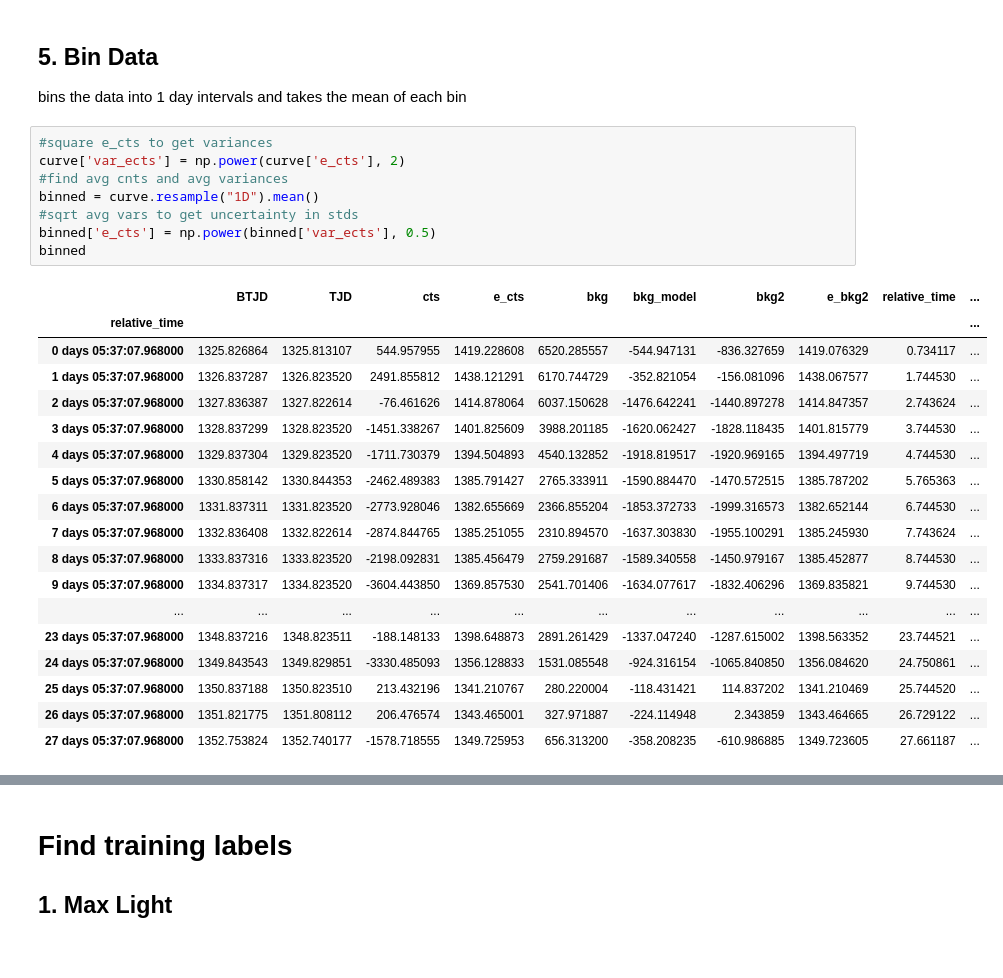
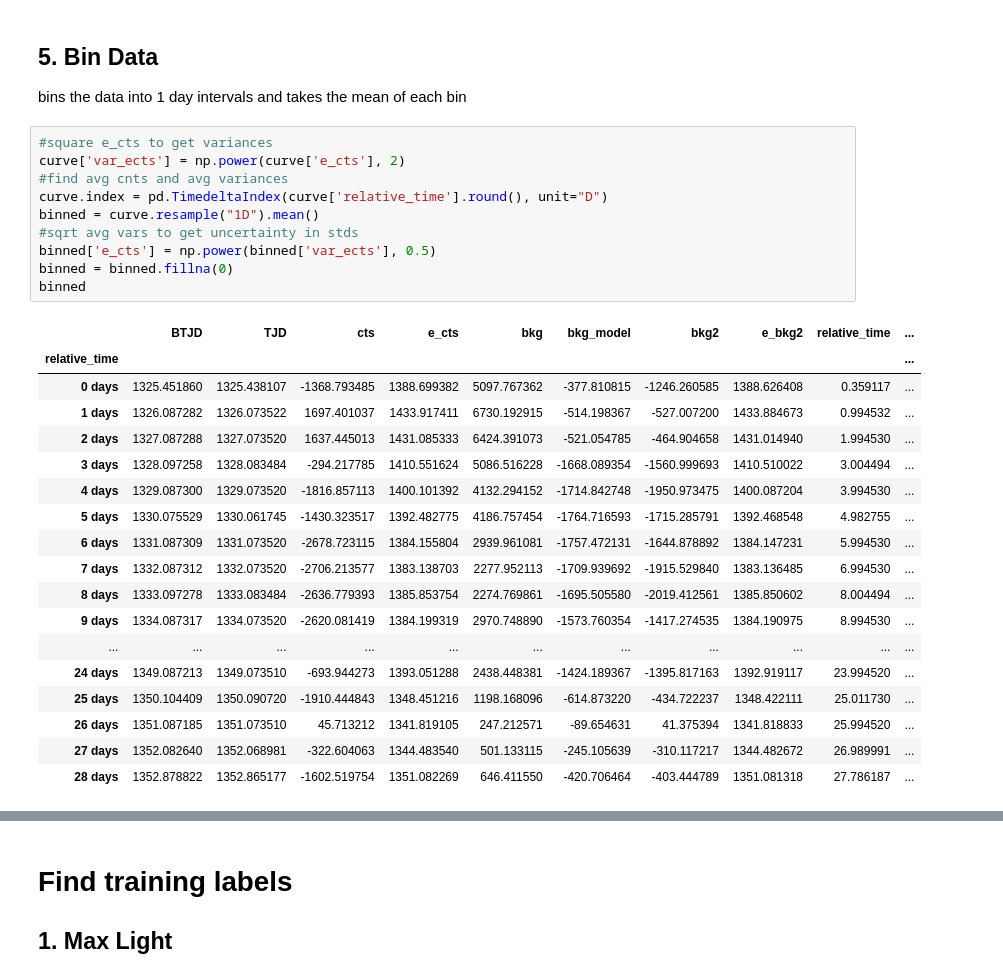
Before and after one commit to halihuang/TESSEpochTime, a Jupyter notebook: preprocessing.ipynb, the cells around one changed output, grey strips where cells are left out. Saved outputs shown, nothing was run; the diff lists cells and outputs as text.

```diff
--- a/preprocessing.ipynb
+++ b/preprocessing.ipynb
@@ -123,30 +126,32 @@ bins the data into 1 day intervals and takes the mean of each bin
 # %%
 #square e_cts to get variances
 curve['var_ects'] = np.power(curve['e_cts'], 2)
 #find avg cnts and avg variances
+curve.index = pd.TimedeltaIndex(curve['relative_time'].round(), unit="D")
 binned = curve.resample("1D").mean()
 #sqrt avg vars to get uncertainty in stds
 binned['e_cts'] = np.power(binned['var_ects'], 0.5)
+binned = binned.fillna(0)
 binned
 # %% [output]
 |  | BTJD | TJD | cts | e_cts | bkg | bkg_model | bkg2 | e_bkg2 | relative_time | ... |
 | relative_time |  |  |  |  |  |  |  |  |  | ... |
-| 0 days 05:37:07.968000 | 1325.826864 | 1325.813107 | 544.957955 | 1419.228608 | 6520.285557 | -544.947131 | -836.327659 | 1419.076329 | 0.734117 | ... |
-| 1 days 05:37:07.968000 | 1326.837287 | 1326.823520 | 2491.855812 | 1438.121291 | 6170.744729 | -352.821054 | -156.081096 | 1438.067577 | 1.744530 | ... |
-| 2 days 05:37:07.968000 | 1327.836387 | 1327.822614 | -76.461626 | 1414.878064 | 6037.150628 | -1476.642241 | -1440.897278 | 1414.847357 | 2.743624 | ... |
-| 3 days 05:37:07.968000 | 1328.837299 | 1328.823520 | -1451.338267 | 1401.825609 | 3988.201185 | -1620.062427 | -1828.118435 | 1401.815779 | 3.744530 | ... |
-| 4 days 05:37:07.968000 | 1329.837304 | 1329.823520 | -1711.730379 | 1394.504893 | 4540.132852 | -1918.819517 | -1920.969165 | 1394.497719 | 4.744530 | ... |
-| 5 days 05:37:07.968000 | 1330.858142 | 1330.844353 | -2462.489383 | 1385.791427 | 2765.333911 | -1590.884470 | -1470.572515 | 1385.787202 | 5.765363 | ... |
-| 6 days 05:37:07.968000 | 1331.837311 | 1331.823520 | -2773.928046 | 1382.655669 | 2366.855204 | -1853.372733 | -1999.316573 | 1382.652144 | 6.744530 | ... |
-| 7 days 05:37:07.968000 | 1332.836408 | 1332.822614 | -2874.844765 | 1385.251055 | 2310.894570 | -1637.303830 | -1955.100291 | 1385.245930 | 7.743624 | ... |
-| 8 days 05:37:07.968000 | 1333.837316 | 1333.823520 | -2198.092831 | 1385.456479 | 2759.291687 | -1589.340558 | -1450.979167 | 1385.452877 | 8.744530 | ... |
-| 9 days 05:37:07.968000 | 1334.837317 | 1334.823520 | -3604.443850 | 1369.857530 | 2541.701406 | -1634.077617 | -1832.406296 | 1369.835821 | 9.744530 | ... |
+| 0 days | 1325.451860 | 1325.438107 | -1368.793485 | 1388.699382 | 5097.767362 | -377.810815 | -1246.260585 | 1388.626408 | 0.359117 | ... |
+| 1 days | 1326.087282 | 1326.073522 | 1697.401037 | 1433.917411 | 6730.192915 | -514.198367 | -527.007200 | 1433.884673 | 0.994532 | ... |
+| 2 days | 1327.087288 | 1327.073520 | 1637.445013 | 1431.085333 | 6424.391073 | -521.054785 | -464.904658 | 1431.014940 | 1.994530 | ... |
+| 3 days | 1328.097258 | 1328.083484 | -294.217785 | 1410.551624 | 5086.516228 | -1668.089354 | -1560.999693 | 1410.510022 | 3.004494 | ... |
+| 4 days | 1329.087300 | 1329.073520 | -1816.857113 | 1400.101392 | 4132.294152 | -1714.842748 | -1950.973475 | 1400.087204 | 3.994530 | ... |
+| 5 days | 1330.075529 | 1330.061745 | -1430.323517 | 1392.482775 | 4186.757454 | -1764.716593 | -1715.285791 | 1392.468548 | 4.982755 | ... |
+| 6 days | 1331.087309 | 1331.073520 | -2678.723115 | 1384.155804 | 2939.961081 | -1757.472131 | -1644.878892 | 1384.147231 | 5.994530 | ... |
+| 7 days | 1332.087312 | 1332.073520 | -2706.213577 | 1383.138703 | 2277.952113 | -1709.939692 | -1915.529840 | 1383.136485 | 6.994530 | ... |
+| 8 days | 1333.097278 | 1333.083484 | -2636.779393 | 1385.853754 | 2274.769861 | -1695.505580 | -2019.412561 | 1385.850602 | 8.004494 | ... |
+| 9 days | 1334.087317 | 1334.073520 | -2620.081419 | 1384.199319 | 2970.748890 | -1573.760354 | -1417.274535 | 1384.190975 | 8.994530 | ... |
 | ... | ... | ... | ... | ... | ... | ... | ... | ... | ... | ... |
-| 23 days 05:37:07.968000 | 1348.837216 | 1348.823511 | -188.148133 | 1398.648873 | 2891.261429 | -1337.047240 | -1287.615002 | 1398.563352 | 23.744521 | ... |
-| 24 days 05:37:07.968000 | 1349.843543 | 1349.829851 | -3330.485093 | 1356.128833 | 1531.085548 | -924.316154 | -1065.840850 | 1356.084620 | 24.750861 | ... |
-| 25 days 05:37:07.968000 | 1350.837188 | 1350.823510 | 213.432196 | 1341.210767 | 280.220004 | -118.431421 | 114.837202 | 1341.210469 | 25.744520 | ... |
-| 26 days 05:37:07.968000 | 1351.821775 | 1351.808112 | 206.476574 | 1343.465001 | 327.971887 | -224.114948 | 2.343859 | 1343.464665 | 26.729122 | ... |
-| 27 days 05:37:07.968000 | 1352.753824 | 1352.740177 | -1578.718555 | 1349.725953 | 656.313200 | -358.208235 | -610.986885 | 1349.723605 | 27.661187 | ... |
+| 24 days | 1349.087213 | 1349.073510 | -693.944273 | 1393.051288 | 2438.448381 | -1424.189367 | -1395.817163 | 1392.919117 | 23.994520 | ... |
+| 25 days | 1350.104409 | 1350.090720 | -1910.444843 | 1348.451216 | 1198.168096 | -614.873220 | -434.722237 | 1348.422111 | 25.011730 | ... |
+| 26 days | 1351.087185 | 1351.073510 | 45.713212 | 1341.819105 | 247.212571 | -89.654631 | 41.375394 | 1341.818833 | 25.994520 | ... |
+| 27 days | 1352.082640 | 1352.068981 | -322.604063 | 1344.483540 | 501.133115 | -245.105639 | -310.117217 | 1344.482672 | 26.989991 | ... |
+| 28 days | 1352.878822 | 1352.865177 | -1602.519754 | 1351.082269 | 646.411550 | -420.706464 | -403.444789 | 1351.081318 | 27.786187 | ... |
 # %%
 binned.plot.scatter(x="relative_time", y='unreddened_cts', c="00000", alpha=0.5, yerr=binned['unreddened_ects'], ylabel="Flux", xlabel="Days relative to discovery", title=plot_title)
 # %% [output]
```
Also changed, not shown: parts of 3 cells of this notebook, 4 other files.
